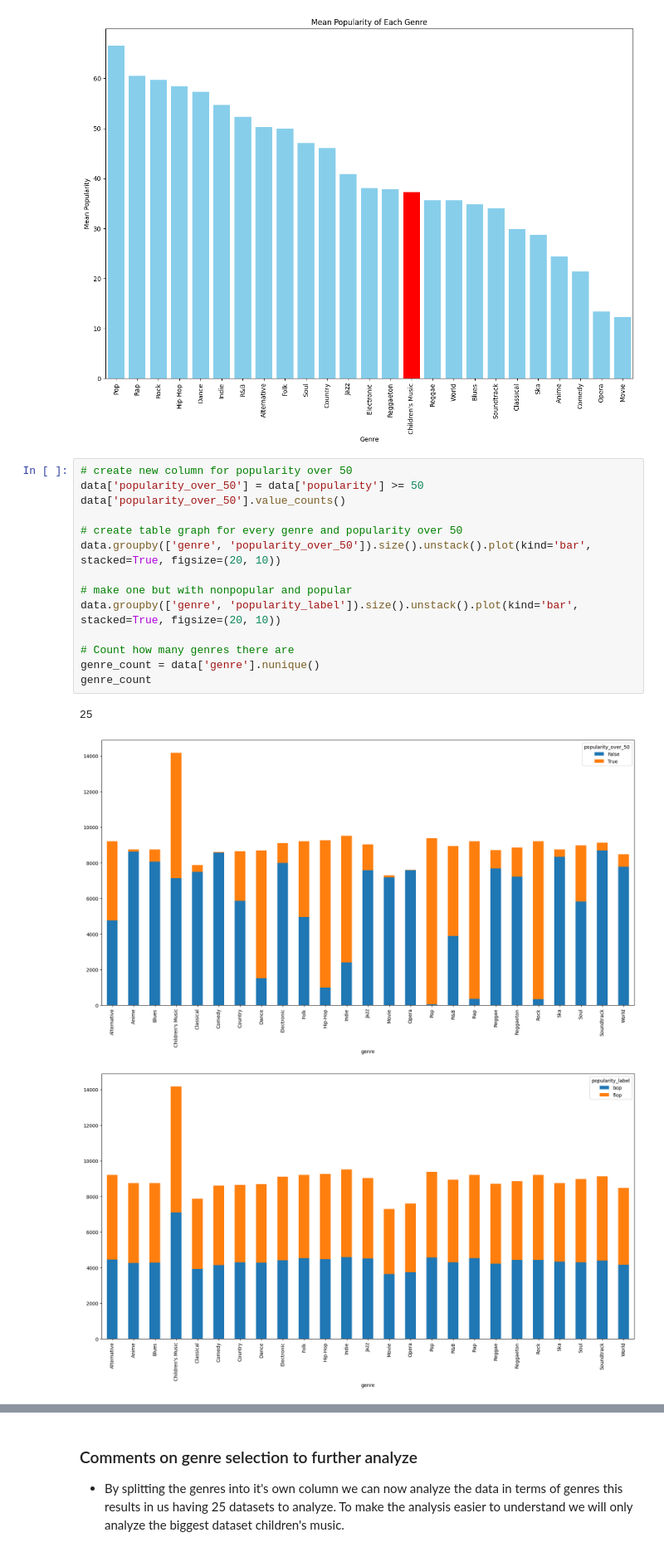
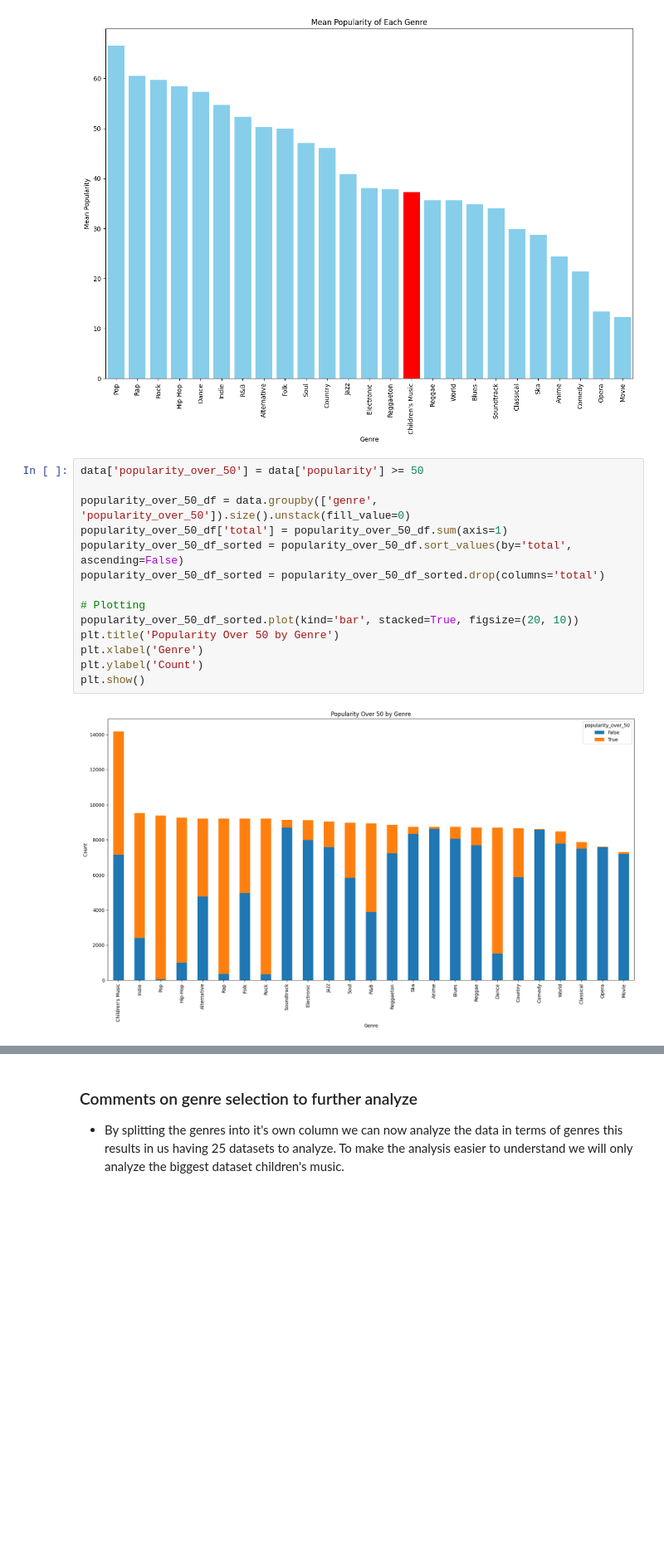
Before and after one commit to MorrisSimons/SCH_spotify_ml_project, a Jupyter notebook: largeset_version/main.ipynb, the cells around one changed output, grey strips where cells are left out. Shown: that part at 83% size. Cells and saved outputs as stored; diff of their text form; blank space fills up the shorter version.

```diff
--- a/largeset_version/main.ipynb
+++ b/largeset_version/main.ipynb
@@ -210,24 +210,22 @@ plt.ylabel('Mean Popularity')
 plt.show()
 # %% [output]
 [figure]
-# %%
-# create new column for popularity over 50
-data['popularity_over_50'] = data['popularity'] >= 50
-data['popularity_over_50'].value_counts()
-
-# create table graph for every genre and popularity over 50
-data.groupby(['genre', 'popularity_over_50']).size().unstack().plot(kind='bar', stacked=True, figsize=(20, 10))
-
-# make one but with nonpopular and popular
-data.groupby(['genre', 'popularity_label']).size().unstack().plot(kind='bar', stacked=True, figsize=(20, 10))
-
-# Count how many genres there are
-genre_count = data['genre'].nunique()
-genre_count
-# %% [output]
-25
-[figure, removed]
-[figure, removed]
+# %%
+data['popularity_over_50'] = data['popularity'] >= 50
+
+popularity_over_50_df = data.groupby(['genre', 'popularity_over_50']).size().unstack(fill_value=0)
+popularity_over_50_df['total'] = popularity_over_50_df.sum(axis=1)
+popularity_over_50_df_sorted = popularity_over_50_df.sort_values(by='total', ascending=False)
+popularity_over_50_df_sorted = popularity_over_50_df_sorted.drop(columns='total')
+
+# Plotting
+popularity_over_50_df_sorted.plot(kind='bar', stacked=True, figsize=(20, 10))
+plt.title('Popularity Over 50 by Genre')
+plt.xlabel('Genre')
+plt.ylabel('Count')
+plt.show()
+# %% [output]
+[figure, added]
 # %%
 accuracy_dict_over50 = {}
 for genre in data['genre'].unique():
```
Also changed, not shown: parts of 3 cells of this notebook.
